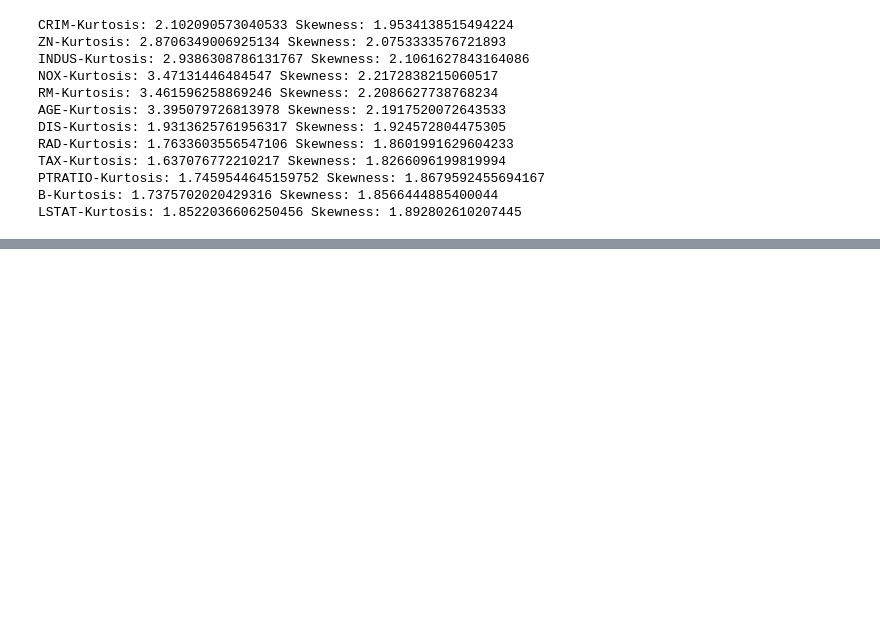
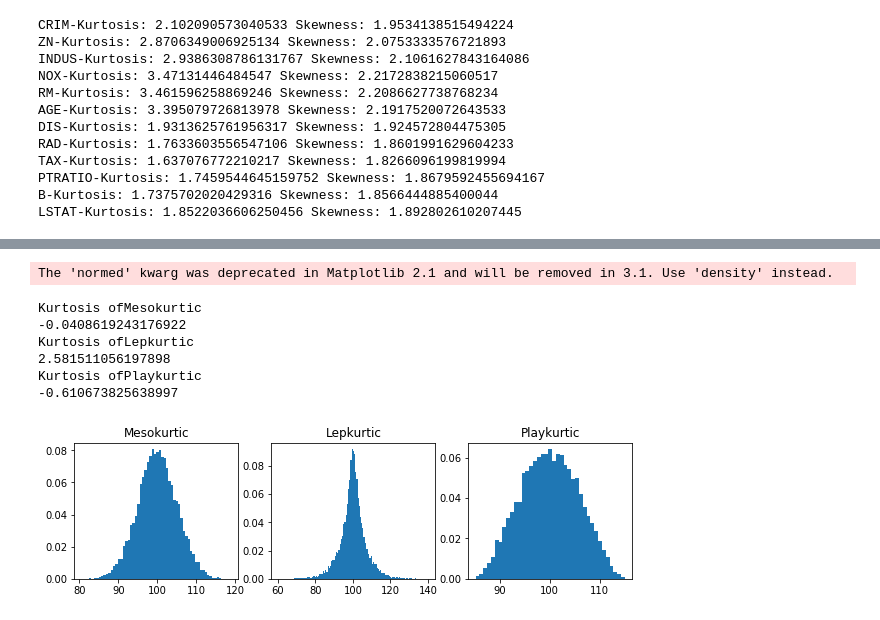
Before and after one commit to ducksfrogs/numpy_data_ana, a Jupyter notebook: jup/boston.ipynb, the cells around one changed output, grey strips where cells are left out. Drawn from its saved outputs; the diff is of its cells as text; code cells hidden in the pictures; blank space fills up the shorter version.

```diff
--- a/jup/boston.ipynb
+++ b/jup/boston.ipynb
@@ -103,6 +103,8 @@ for n in range(0, len(axs)):
     axs[n].set_title('{}'.format(list_methods[n]))
 # %% [output]
 [figure]
+# %%
+samples_new = np.delete(samples, 3, axis=1)
 # %%
 
 fig,((ax1, ax2, ax3),(ax4,ax5, ax6), (ax7, ax8, ax9), (ax10, ax11, ax12)) \
@@ -137,0 +154,31 @@ LSTAT-Kurtosis: 1.8522036606250456 Skewness: 1.892802610207445
+# %%
+fig, (ax1, ax2, ax3) = plt.subplots(1,3, figsize=(10,2.5))
+axs = [ax1, ax2, ax3]
+Titles = ["Mesokurtic", "Lepkurtic", "Playkurtic"]
+
+#Normal Distoribution
+dist = scipy.stats.norm(loc=100, scale=5)
+sample_norm = dist.rvs(size=10000)
+# Leptokurtic Distoribution
+dist2 = scipy.stats.laplace(loc=100, scale=5)
+sample_laplace = dist2.rvs(size=10000)
+
+dist3 = scipy.stats.cosine(loc=100, scale=5)
+sample_cosine = dist3.rvs(size=10000)
+
+samples = [sample_norm, sample_laplace, sample_cosine]
+
+for n in range(0, len(axs)):
+    axs[n].hist(samples[n], bins='auto', normed=True)
+    axs[n].set_title('{}'.format(Titles[n]))
+    print("Kurtosis of" + Titles[n])
+    print(scipy.stats.describe(samples[n])[5])
+# %% [output]
+The 'normed' kwarg was deprecated in Matplotlib 2.1 and will be removed in 3.1. Use 'density' instead.
+Kurtosis ofMesokurtic
+-0.0408619243176922
+Kurtosis ofLepkurtic
+2.581511056197898
+Kurtosis ofPlaykurtic
+-0.610673825638997
+[figure, added]
```
Also changed, not shown: parts of 2 cells of this notebook, 1 other file.
